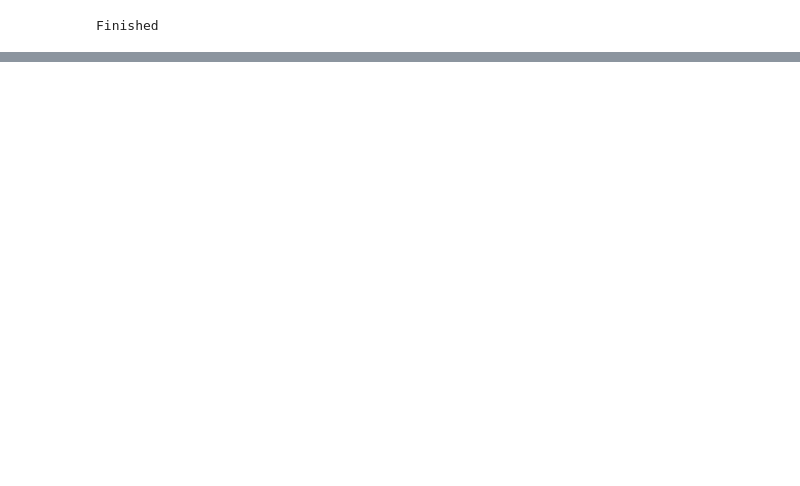
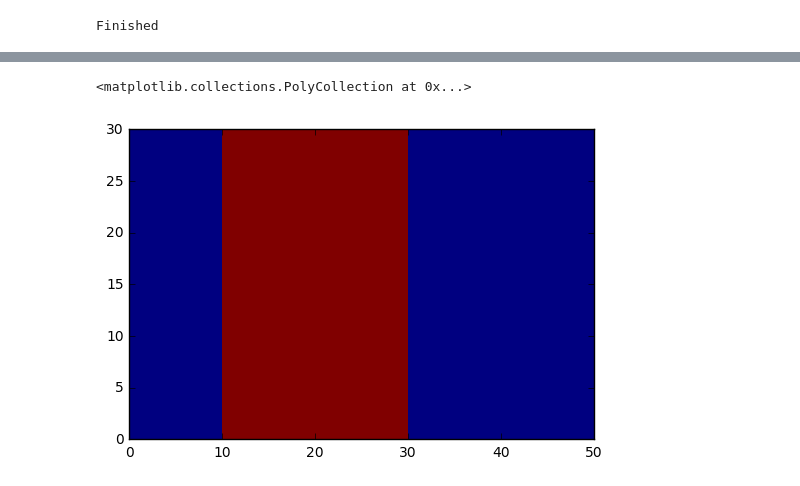
Before and after one commit to Wheele9/Petrdish-simulation, a Jupyter notebook: PetriDish.ipynb, the cells around one changed output, grey strips where cells are left out. Drawn from its saved outputs; the diff is of its cells as text; code cells hidden in the pictures; blank space fills up the shorter version.

```diff
--- a/PetriDish.ipynb
+++ b/PetriDish.ipynb
@@ -194,0 +203,5 @@ Finished
+# %%
+plt.pcolor(eColi.liveBacMask)
+# %% [output]
+<matplotlib.collections.PolyCollection at 0x...>
+[figure, added]
```
Also changed, not shown: parts of 7 cells of this notebook.
